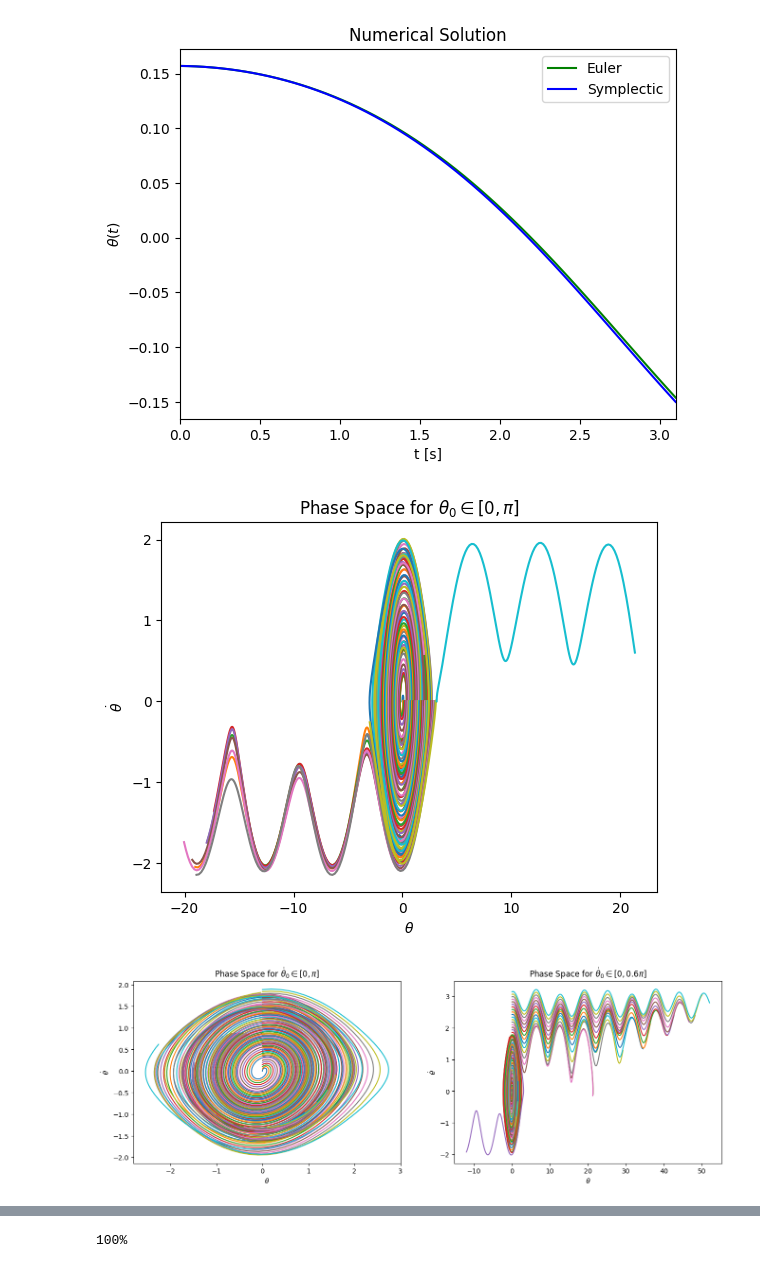
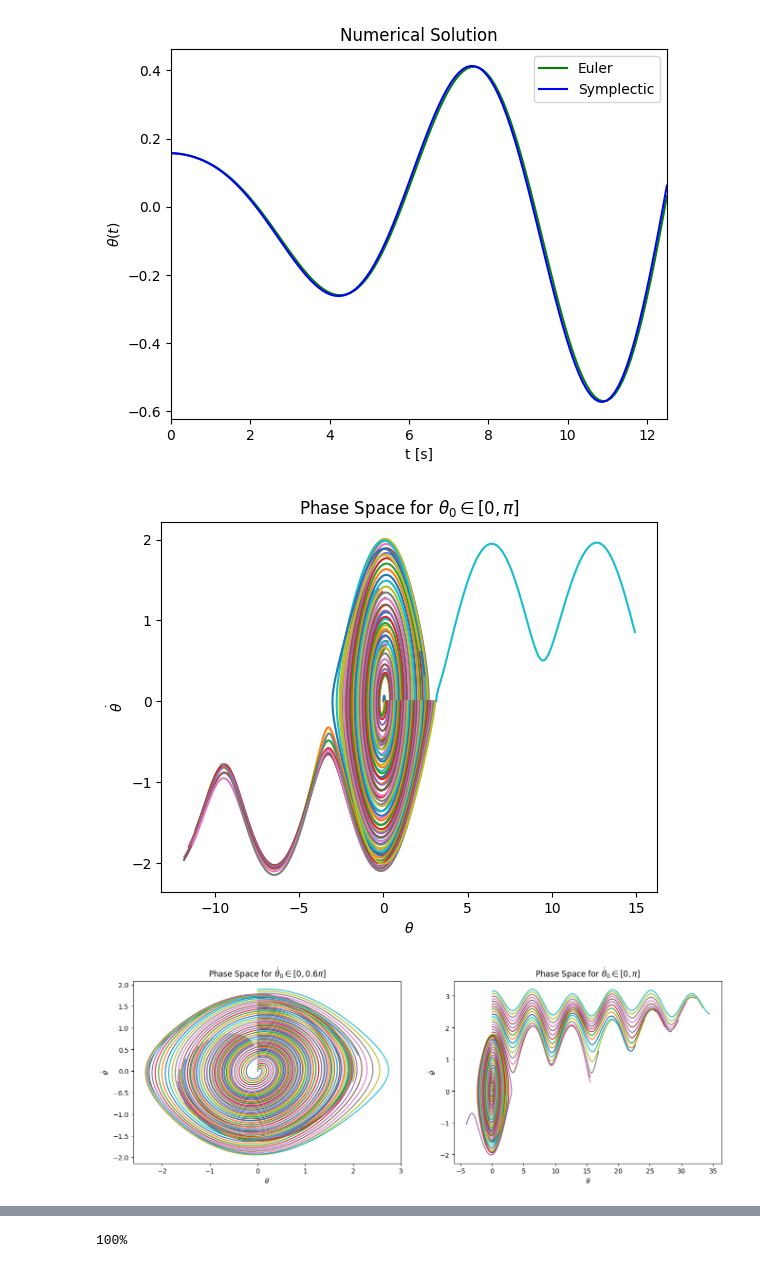
Before and after one commit to remysucre/SimplePendulum, a Jupyter notebook: Pendulum_SymplecticPartB.ipynb, the cells around one changed output, grey strips where cells are left out. Saved outputs shown, nothing was run; the diff lists cells and outputs as text; code cells hidden in the pictures.

```diff
--- a/Pendulum_SymplecticPartB.ipynb
+++ b/Pendulum_SymplecticPartB.ipynb
@@ -5,8 +5,8 @@ import scipy as sp
 from scipy import special
 from scipy import integrate
 # %%
-time = 4.0*np.pi # total time in seconds
-dt=0.05 # Timestep
+time = 6*np.pi # total time in seconds
+dt=0.1 # Timestep
 nt = int(time / dt) # number of time steps
 t0=0;
 theta0=np.pi*0.05; u0 = 0 #Initial time, theta, u
@@ -98,55 +98,58 @@ plt.legend()
 plt.title("Numerical Solution")
 plt.show()
 # %% [output]
-[figure, old version]
+[figure, new version]
 # %%
 # Phase space plots
 nth = 40 # number of values to run
 
-# Vary theta
+# Vary theta [0,pi]
 theta0s = np.linspace(0,1,nth)*np.pi
 u0s = np.zeros(nth)
+
 for i in range(nth):
     thetas,us = symplectic(t,dt,theta0s[i],u0s[i],order,params)
     plt.plot(thetas,us)
 
 plt.xlabel(r'$\theta$')
 plt.ylabel(r'$\dot{\theta}$')
 plt.title(r'Phase Space for $\theta_{0} \in [0,\pi]$')
 #plt.savefig("figures/phaseSpace.png")
 plt.show()
 
 
 # Vary theta_dot
 fig = plt.figure(figsize=(16,5))
 ax1 = fig.add_subplot(121)
 ax2 = fig.add_subplot(122)
 
-theta0s1 = np.zeros(nth); theta0s2 = np.zeros(nth)
-u0s1 = np.linspace(0,0.6,nth)*np.pi; u0s2 = np.linspace(0,1,nth)*np.pi
+
+u0s1 = np.linspace(0,0.6,nth)*np.pi # [0,0.6pi]
+u0s2 = np.linspace(0,1,nth)*np.pi # [0,pi]
+theta0s = np.zeros(nth)
 
 for i in range(nth):
-    thetas1,us1 = symplectic(t,dt,theta0s1[i],u0s1[i],order,params)
-    thetas2,us2 = symplectic(t,dt,theta0s2[i],u0s2[i],order,params)
+    thetas1,us1 = symplectic(t,dt,theta0s[i],u0s1[i],order,params)
+    thetas2,us2 = symplectic(t,dt,theta0s[i],u0s2[i],order,params)
     ax1.plot(thetas1,us1)
     ax2.plot(thetas2,us2)
 
 
 ax1.set_xlabel(r'$\theta$')
 ax1.set_ylabel(r'$\dot{\theta}$')
-ax1.set_title(r'Phase Space for $\dot{\theta}_{0} \in [0,\pi]$')
+ax1.set_title(r'Phase Space for $\dot{\theta}_{0} \in [0,0.6\pi]$')
 
 ax2.set_xlabel(r'$\theta$')
 ax2.set_ylabel(r'$\dot{\theta}$')
-ax2.set_title(r'Phase Space for $\dot{\theta}_{0} \in [0,0.6\pi]$')
+ax2.set_title(r'Phase Space for $\dot{\theta}_{0} \in [0,\pi]$')
 #plt.savefig("figures/phaseSpaceDot.png")
 plt.show()
 
 #plt.savefig("figures/phaseSpaceDot2.png")
 plt.show()
 # %% [output]
-[figure, old version]
+[figure, new version]
-[figure, old version]
+[figure, new version]
 # %%
 # Effect of varying gamma
 
```
Also changed, not shown: parts of 3 cells of this notebook, 2 other files.
